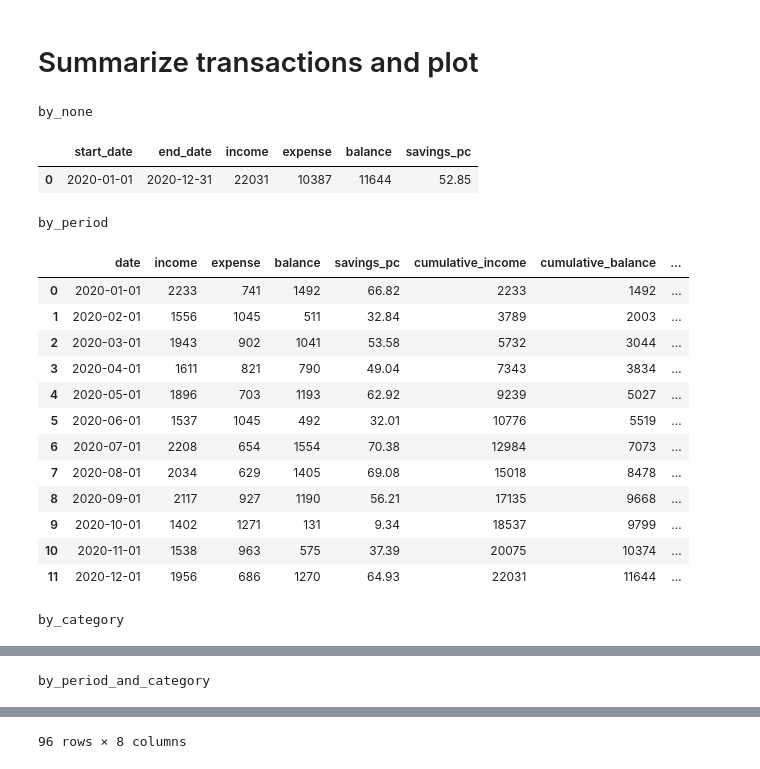
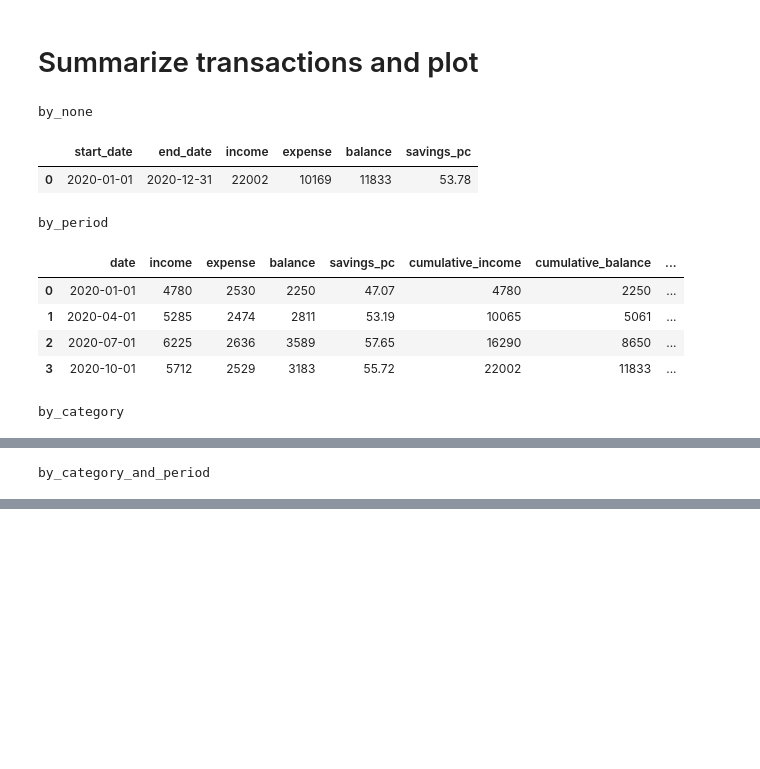
Before and after one commit to araichev/mustaching, a Jupyter notebook: notebooks/prototyping.ipynb, the cells around one changed output, grey strips where cells are left out. Cells and saved outputs as stored; diff of their text form; code cells hidden in the pictures; blank space fills up the shorter version.

```diff
--- a/notebooks/prototyping.ipynb
+++ b/notebooks/prototyping.ipynb
@@ -45,27 +48,19 @@ transactions.head(10)
 # Summarize transactions and plot
 # %%
 # Summarize over entire period by category
-summary = ms.summarize(transactions, freq="MS")
+summary = ms.summarize(transactions, freq="QS")
 for k,v in summary.items():
     print(k)
     display(v)
 # %% [output]
 by_none
 |  | start_date | end_date | income | expense | balance | savings_pc |
-| 0 | 2020-01-01 | 2020-12-31 | 22031 | 10387 | 11644 | 52.85 |
+| 0 | 2020-01-01 | 2020-12-31 | 22002 | 10169 | 11833 | 53.78 |
 by_period
 |  | date | income | expense | balance | savings_pc | cumulative_income | cumulative_balance | ... |
-| 0 | 2020-01-01 | 2233 | 741 | 1492 | 66.82 | 2233 | 1492 | ... |
-| 1 | 2020-02-01 | 1556 | 1045 | 511 | 32.84 | 3789 | 2003 | ... |
-| 2 | 2020-03-01 | 1943 | 902 | 1041 | 53.58 | 5732 | 3044 | ... |
-| 3 | 2020-04-01 | 1611 | 821 | 790 | 49.04 | 7343 | 3834 | ... |
-| 4 | 2020-05-01 | 1896 | 703 | 1193 | 62.92 | 9239 | 5027 | ... |
-| 5 | 2020-06-01 | 1537 | 1045 | 492 | 32.01 | 10776 | 5519 | ... |
-| 6 | 2020-07-01 | 2208 | 654 | 1554 | 70.38 | 12984 | 7073 | ... |
-| 7 | 2020-08-01 | 2034 | 629 | 1405 | 69.08 | 15018 | 8478 | ... |
-| 8 | 2020-09-01 | 2117 | 927 | 1190 | 56.21 | 17135 | 9668 | ... |
-| 9 | 2020-10-01 | 1402 | 1271 | 131 | 9.34 | 18537 | 9799 | ... |
-| 10 | 2020-11-01 | 1538 | 963 | 575 | 37.39 | 20075 | 10374 | ... |
-| 11 | 2020-12-01 | 1956 | 686 | 1270 | 64.93 | 22031 | 11644 | ... |
+| 0 | 2020-01-01 | 4780 | 2530 | 2250 | 47.07 | 4780 | 2250 | ... |
+| 1 | 2020-04-01 | 5285 | 2474 | 2811 | 53.19 | 10065 | 5061 | ... |
+| 2 | 2020-07-01 | 6225 | 2636 | 3589 | 57.65 | 16290 | 8650 | ... |
+| 3 | 2020-10-01 | 5712 | 2529 | 3183 | 55.72 | 22002 | 11833 | ... |
 by_category
 |  | category | income | expense | balance | income_to_total_income_pc | expense_to_total_income_pc | expense_to_total_expense_pc | ... |
@@ -80,2 +75,2 @@ by_category
-by_period_and_category
+by_category_and_period
 |  | date | category | income | expense | balance | income_to_period_income_pc | expense_to_period_income_pc | ... |
@@ -93 +92,0 @@ by_period_and_category
-96 rows × 8 columns
```
Also changed, not shown: parts of 12 cells of this notebook, 4 other files.
